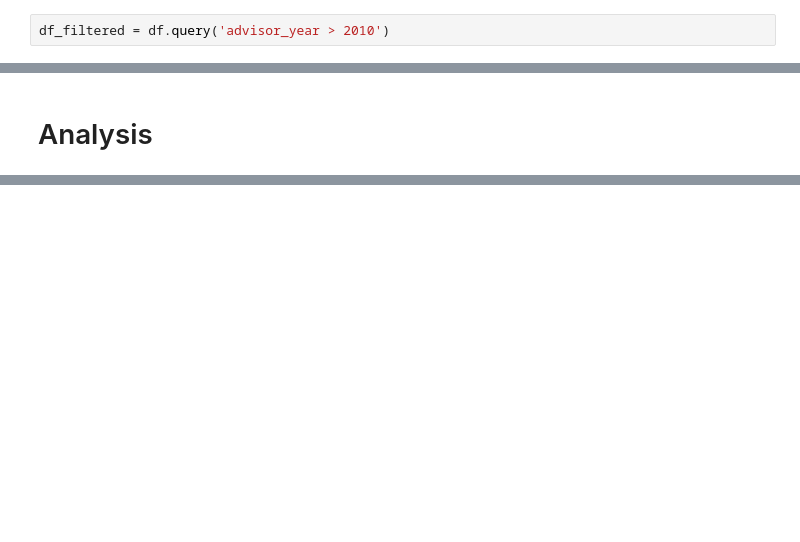
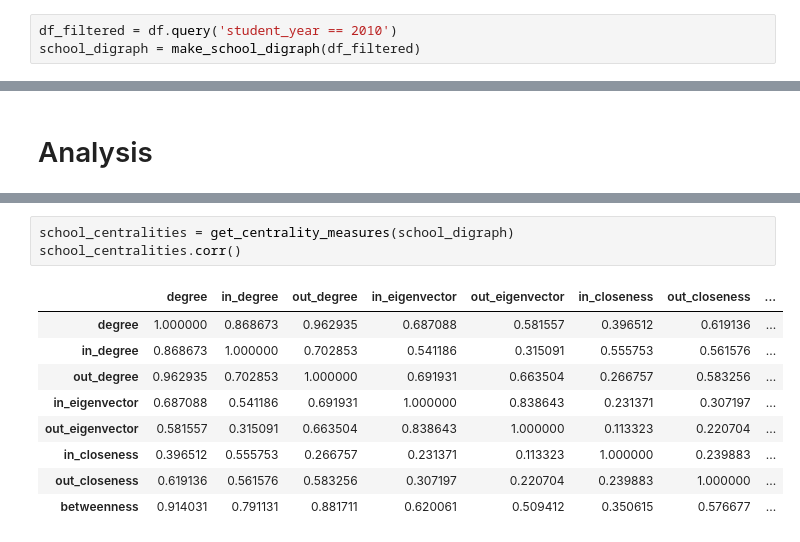
Before and after one commit to chansooligans/math_geneology, a Jupyter notebook: code/network_x_schools.ipynb, the cells around one changed output, grey strips where cells are left out. Drawn from its saved outputs; the diff is of its cells as text; blank space fills up the shorter version.

```diff
--- a/code/network_x_schools.ipynb
+++ b/code/network_x_schools.ipynb
@@ -45,2 +61,3 @@ ValueError: invalid literal for int() with base 10: '1703, 1704'
 # %%
-df_filtered = df.query('advisor_year > 2010')
+df_filtered = df.query('student_year == 2010')
+school_digraph = make_school_digraph(df_filtered)
@@ -149,0 +103,13 @@ nx.write_graphml(G,'../data/g.xml')
+# %%
+school_centralities = get_centrality_measures(school_digraph)
+school_centralities.corr()
+# %% [output]
+|  | degree | in_degree | out_degree | in_eigenvector | out_eigenvector | in_closeness | out_closeness | ... |
+| degree | 1.000000 | 0.868673 | 0.962935 | 0.687088 | 0.581557 | 0.396512 | 0.619136 | ... |
+| in_degree | 0.868673 | 1.000000 | 0.702853 | 0.541186 | 0.315091 | 0.555753 | 0.561576 | ... |
+| out_degree | 0.962935 | 0.702853 | 1.000000 | 0.691931 | 0.663504 | 0.266757 | 0.583256 | ... |
+| in_eigenvector | 0.687088 | 0.541186 | 0.691931 | 1.000000 | 0.838643 | 0.231371 | 0.307197 | ... |
+| out_eigenvector | 0.581557 | 0.315091 | 0.663504 | 0.838643 | 1.000000 | 0.113323 | 0.220704 | ... |
+| in_closeness | 0.396512 | 0.555753 | 0.266757 | 0.231371 | 0.113323 | 1.000000 | 0.239883 | ... |
+| out_closeness | 0.619136 | 0.561576 | 0.583256 | 0.307197 | 0.220704 | 0.239883 | 1.000000 | ... |
+| betweenness | 0.914031 | 0.791131 | 0.881711 | 0.620061 | 0.509412 | 0.350615 | 0.576677 | ... |
```
Also changed, not shown: parts of 53 cells of this notebook, 2 other files.
